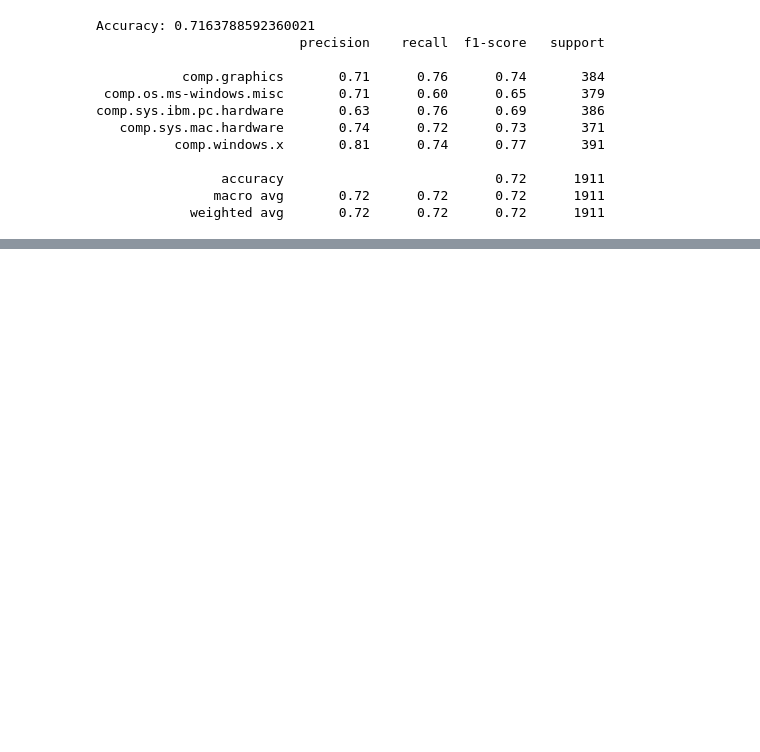
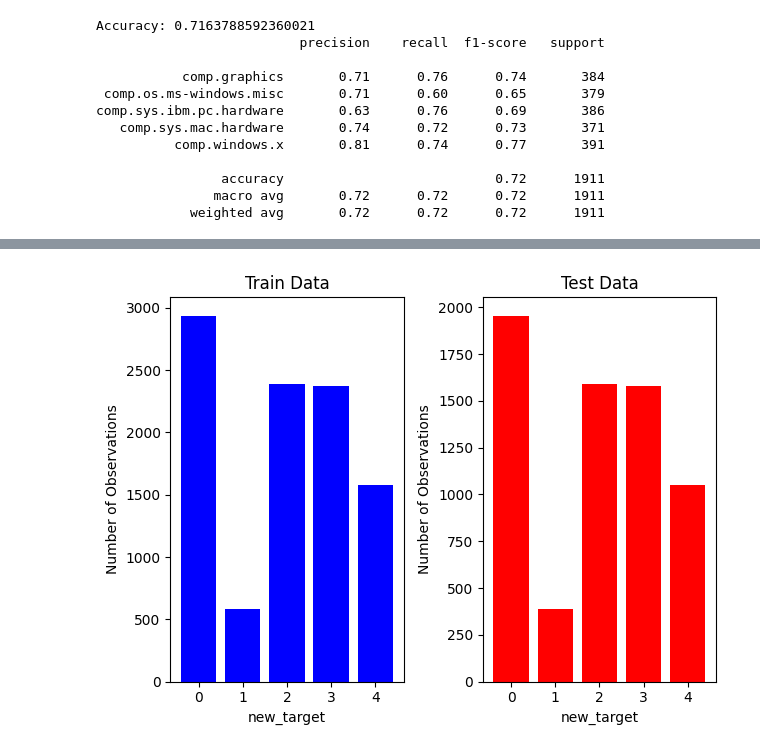
Before and after one commit to Satomiko/20Newsgroups, a Jupyter notebook: 20Newsgroups_Subsets.ipynb, the cells around one changed output, grey strips where cells are left out. Saved outputs shown, nothing was run; the diff lists cells and outputs as text; code cells hidden in the pictures; blank space fills up the shorter version.

```diff
--- a/20Newsgroups_Subsets.ipynb
+++ b/20Newsgroups_Subsets.ipynb
@@ -518,0 +521,18 @@ comp.sys.ibm.pc.hardware       0.63      0.76      0.69       386
+# %%
+remove = ("headers", "footers", "quotes")
+news20group_train = fetch_20newsgroups(subset='train', remove = remove)
+news20group_test = fetch_20newsgroups (subset='test', remove= remove)
+# %%
+#Convert Bunch format to dataframe
+train_df_3 = pd.DataFrame({'data': news20group_train.data, 'target': news20group_train.target})
+test_df_3= pd.DataFrame({'data': news20group_test.data, 'target': news20group_test.target})
+# %%
+# Remove rows with the specified target values
+train_df_3 = train_df_3[(train_df_3['target'] != 0) & (train_df_3['target'] != 15) & (train_df_3['target'] != 19)]
+test_df_3 = test_df_3[(test_df_3['target'] != 0) & (test_df_3['target'] != 15) & (test_df_3['target'] != 19)]
+# %%
+target_mapping = {1: 0,2: 0,3: 0, 4: 0,5: 0, 6: 1, 7: 2, 8: 2, 9: 2, 10: 2, 11: 3, 12: 3, 13: 3, 14: 3, 16: 4, 17: 4, 18: 4}
+train_df_3['new_target'] = train_df_3['target'].map(target_mapping)
+train_df_3['new_target'] = train_df_3['new_target'].astype(int)
+test_df_3['new_target'] = test_df_3['target'].map(target_mapping)
+test_df_3['new_target'] = test_df_3['new_target'].astype(int)
@@ -518,0 +576,30 @@ comp.sys.ibm.pc.hardware       0.63      0.76      0.69       386
+# %%
+
+# Group and count the observations by 'new_target' for the train and test DataFrames
+train_target_counts = train_df_3['new_target'].value_counts().sort_index()
+test_target_counts = test_df_3['new_target'].value_counts().sort_index()
+
+# Create subplots for train and test
+fig, (ax1, ax2) = plt.subplots(1, 2)
+
+# Plot the bar chart for the train data
+ax1.bar(train_target_counts.index, train_target_counts.values, color='blue')
+ax1.set_title('Train Data')
+ax1.set_xlabel('new_target')
+ax1.set_ylabel('Number of Observations')
+ax1.set_xticks(train_target_counts.index)
+ax1.set_xticklabels(train_target_counts.index)
+
+# Plot the bar chart for the test data
+ax2.bar(test_target_counts.index, test_target_counts.values, color='red')
+ax2.set_title('Test Data')
+ax2.set_xlabel('new_target')
+ax2.set_ylabel('Number of Observations')
+ax2.set_xticks(test_target_counts.index)
+ax2.set_xticklabels(test_target_counts.index)
+
+# Adjust layout and show the plots
+plt.tight_layout()
+plt.show()
+# %% [output]
+[figure, added]
```
Also changed, not shown: parts of 16 cells of this notebook.
